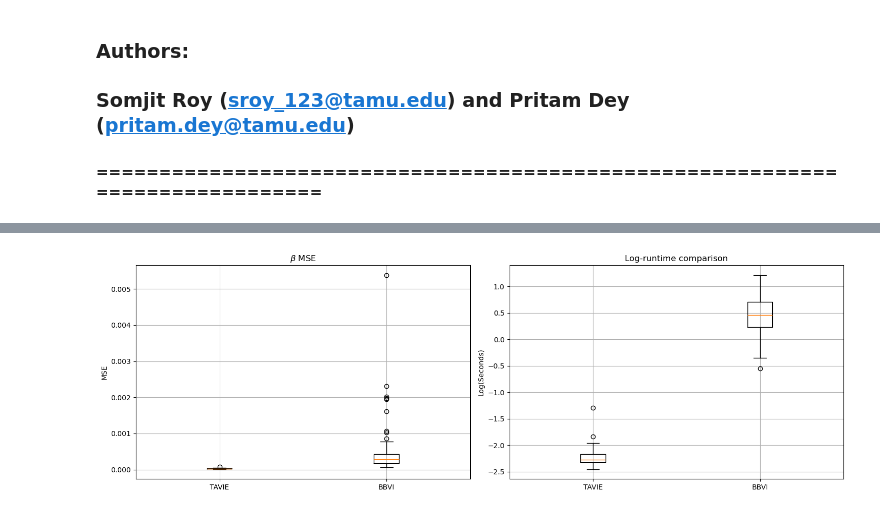
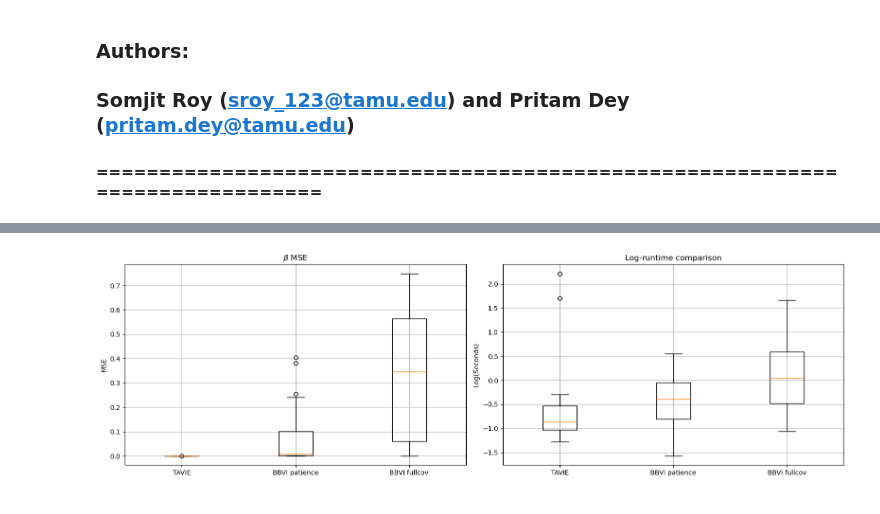
Before and after one commit to debdeepuw/TAVIE, a Jupyter notebook: comparisons.ipynb, the cells around one changed output, grey strips where cells are left out. Drawn from its saved outputs; the diff is of its cells as text; code cells hidden in the pictures.

```diff
--- a/comparisons.ipynb
+++ b/comparisons.ipynb
@@ -211,17 +339,19 @@ logit_model = TAVIE_type_II(family="binomial", fit_intercept=True)
 # Experiment parameters
 n = 10000
 p = 6
-num_reps = 50
+num_reps = 100
 
 # Containers for metrics
 mse_beta_CAVI = np.zeros(num_reps)
 mse_beta_SVI = np.zeros(num_reps)
 mse_beta_TAVIE = np.zeros(num_reps)
 mse_beta_BBVI = np.zeros(num_reps)
+mse_beta_BBVI_fullcov = np.zeros(num_reps)
 time_TAVIE = np.zeros(num_reps)
 time_CAVI = np.zeros(num_reps)
 time_SVI = np.zeros(num_reps)
 time_BBVI = np.zeros(num_reps)
+time_BBVI_fullcov = np.zeros(num_reps)
 
 prior = {
     'mu'   : np.zeros(p+1),
@@ -270,10 +400,17 @@ for rep in trange(num_reps, desc="Repetitions"):
     beta_est3 = res3['mu']
     mse_beta_SVI[rep] = np.mean((beta_est3 - beta_true)**2)
 
-    # BBVI estimator
+    # BBVI patience estimator
     t0 = perf_counter()
-    res4 = BBVI_Logistic_patience(X_bbvi, y)
+    res4 = BBVI_Logistic_patience(X_bbvi, y, tol=1e-5)
     time_BBVI[rep] = perf_counter() - t0
     beta_est4 = res4['beta_mean']
     mse_beta_BBVI[rep] = np.mean((beta_est4 - beta_true)**2)
+
+    # BBVI full covariance estimator
+    t0 = perf_counter()
+    res5 = BBVI_Logistic_fullcov(X_bbvi, y, Sigma_prior=prior['Sigma'], tol=1e-5)
+    time_BBVI_fullcov[rep] = perf_counter() - t0
+    beta_est5 = res5['beta_mean']
+    mse_beta_BBVI_fullcov[rep] = np.mean((beta_est5 - beta_true)**2)
 # %% [output]
@@ -329,10 +482,15 @@ num_reps = 50
 # Containers for metrics
 mse_beta_TAVIE = np.zeros(num_reps)
 mse_beta_BBVI = np.zeros(num_reps)
+mse_beta_BBVI_fullcov = np.zeros(num_reps)
 time_TAVIE = np.zeros(num_reps)
 time_BBVI = np.zeros(num_reps)
+time_BBVI_fullcov = np.zeros(num_reps)
 
 beta_true = np.random.normal(loc=0.0, scale=1.0, size=p+1)
+
+# Sigma_prior for running BBVI_NegBin_fullcov()
+Sigma_prior = np.eye(p+1)
 
 # Main loop with progress bar
 for rep in trange(num_reps, desc="Repetitions"):
@@ -351,10 +509,17 @@ for rep in trange(num_reps, desc="Repetitions"):
     mse_beta_TAVIE[rep] = np.mean((beta_est1 - beta_true)**2)
 
 
-    # BBVI estimator
+    # BBVI patience estimator
     t0 = perf_counter()
     res2 = BBVI_NegBin_patience(X_bbvi, y, r=r, tol=1e-5)
     time_BBVI[rep] = perf_counter() - t0
     beta_est2 = res2['beta_mean']
     mse_beta_BBVI[rep] = np.mean((beta_est2 - beta_true)**2)
+
+    # BBVI full covariance estimator
+    t0 = perf_counter()
+    res3 = BBVI_NegBin_fullcov(X_bbvi, y, r=r, Sigma_prior=Sigma_prior, tol=1e-5)
+    time_BBVI_fullcov[rep] = perf_counter() - t0
+    beta_est3 = res3['beta_mean']
+    mse_beta_BBVI_fullcov[rep] = np.mean((beta_est3 - beta_true)**2)
 # %% [output]
@@ -374,21 +550,21 @@ Early stopping at iter 4181: no ELBO gain ≥ 1e-05 for 500 iters.
 # %%
 # Plotting results for TAVIE and BBVI
-fig, axes = plt.subplots(1, 2, figsize=(15, 5))
+fig, axes = plt.subplots(1, 2, figsize=(16, 5))
 
 # Beta MSE comparison
-axes[0].boxplot([mse_beta_TAVIE, mse_beta_BBVI], tick_labels=['TAVIE', 'BBVI'])
+axes[0].boxplot([mse_beta_TAVIE, mse_beta_BBVI, mse_beta_BBVI_fullcov], tick_labels=['TAVIE', 'BBVI patience', 'BBVI fullcov'])
 axes[0].set_title(r'$\beta$ MSE')
 axes[0].set_ylabel('MSE')
 axes[0].grid(True)
 
 # Runtime comparison
-axes[1].boxplot([np.log(time_TAVIE), np.log(time_BBVI)],
-                tick_labels=['TAVIE', 'BBVI'])
+axes[1].boxplot([np.log(time_TAVIE), np.log(time_BBVI), np.log(time_BBVI_fullcov)],
+                tick_labels=['TAVIE', 'BBVI patience', 'BBVI fullcov'])
 axes[1].set_title('Log-runtime comparison')
 axes[1].set_ylabel('Log(Seconds)')
 axes[1].grid(True)
 
 plt.tight_layout()
 plt.show()
 # %% [output]
-[figure, old version]
+[figure, new version]
```
Also changed, not shown: parts of 11 cells of this notebook, 5 other files.
